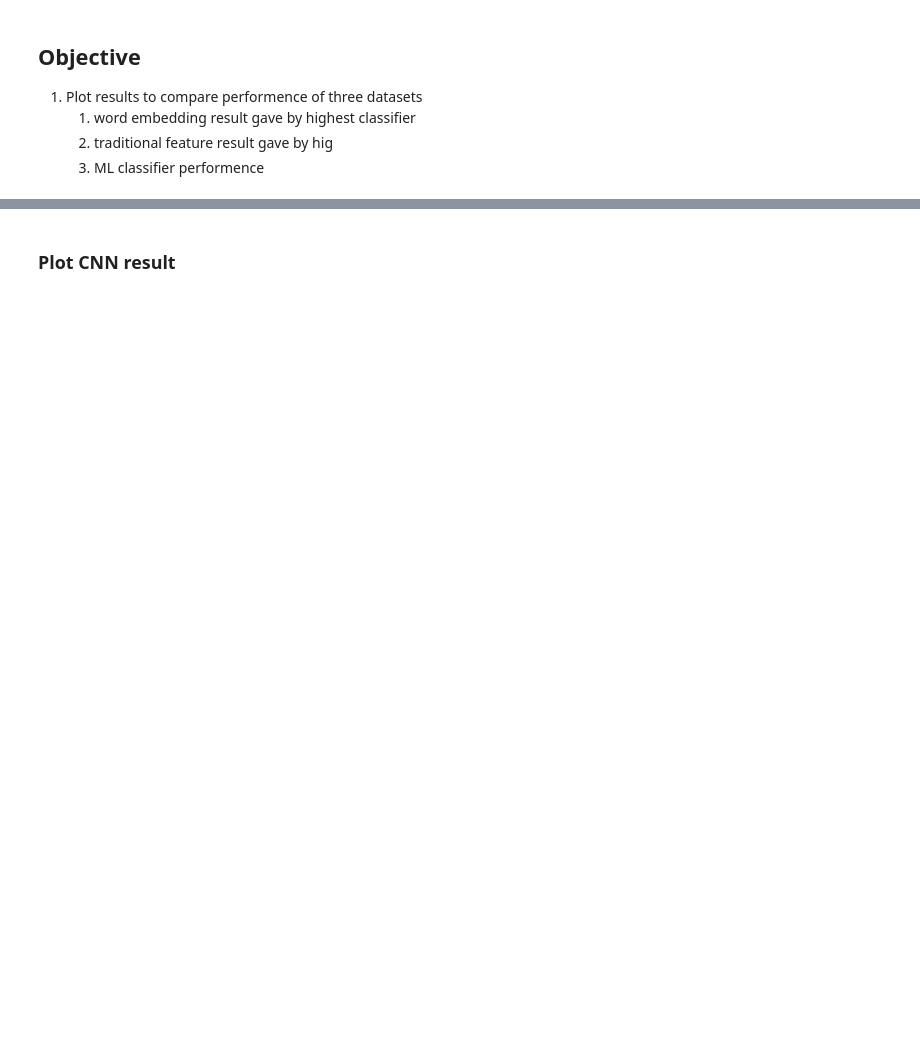
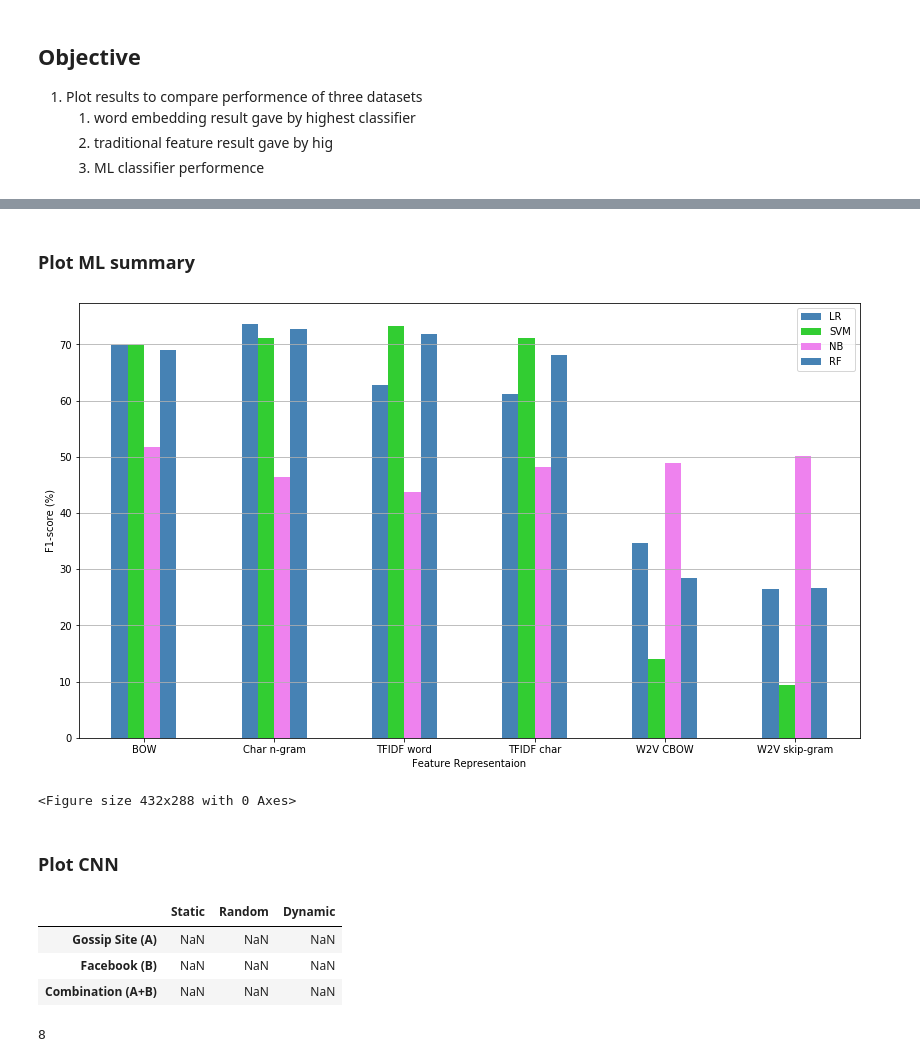
Before and after one commit to codekcg23/Sinhala-Hate-Speech-Detection, a Jupyter notebook: Results/visualize.ipynb, the cells around one changed output, grey strips where cells are left out. Drawn from its saved outputs; the diff is of its cells as text; code cells hidden in the pictures; blank space fills up the shorter version.

```diff
--- a/Results/visualize.ipynb
+++ b/Results/visualize.ipynb
@@ -34,0 +66,3 @@ SyntaxError: invalid syntax (<ipython-input-7-3a6ade6274c9>, line 2)
+# %%
+df_M= pd.read_csv('summary_chart.csv',index_col='Feature')
+df_M
@@ -34,0 +78,20 @@ SyntaxError: invalid syntax (<ipython-input-7-3a6ade6274c9>, line 2)
+# %% [markdown]
+### Plot ML summary
+# %%
+from matplotlib import pyplot as plt
+import seaborn as sns
+df_M.plot(kind='bar', figsize=(14, 8), color=['steelblue', 'limegreen', 'violet'])
+
+plt.xticks( rotation=0)
+plt.xlabel('Feature Representaion')
+plt.ylabel('F1-score (%)')
+plt.grid(axis='y')
+
+f1_score = df_M.values.flatten()
+
+
+plt.show()
+plt.savefig('summary_of_ML_results.png')
+# %% [output]
+[figure, added]
+<Figure size 432x288 with 0 Axes>
@@ -35,2 +126,15 @@ SyntaxError: invalid syntax (<ipython-input-7-3a6ade6274c9>, line 2)
 # %% [markdown]
-### Plot CNN result
+### Plot CNN
+# %%
+import pandas as pd
+df_CNN = pd.DataFrame(index =['Gossip Site (A)','Facebook (B)','Combination (A+B)'] ,columns=['Static','Random','Dynamic'])
+df_CNN
+# %% [output]
+|  | Static | Random | Dynamic |
+| Gossip Site (A) | NaN | NaN | NaN |
+| Facebook (B) | NaN | NaN | NaN |
+| Combination (A+B) | NaN | NaN | NaN |
+# %%
+2*4
+# %% [output]
+8
```
Also changed, not shown: parts of 13 cells of this notebook, 7 other files.
